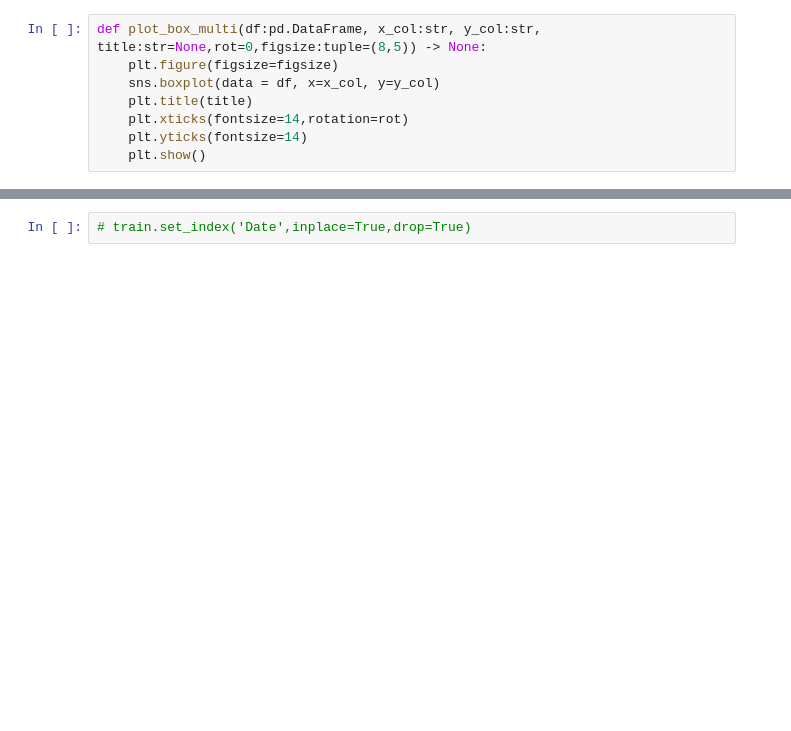
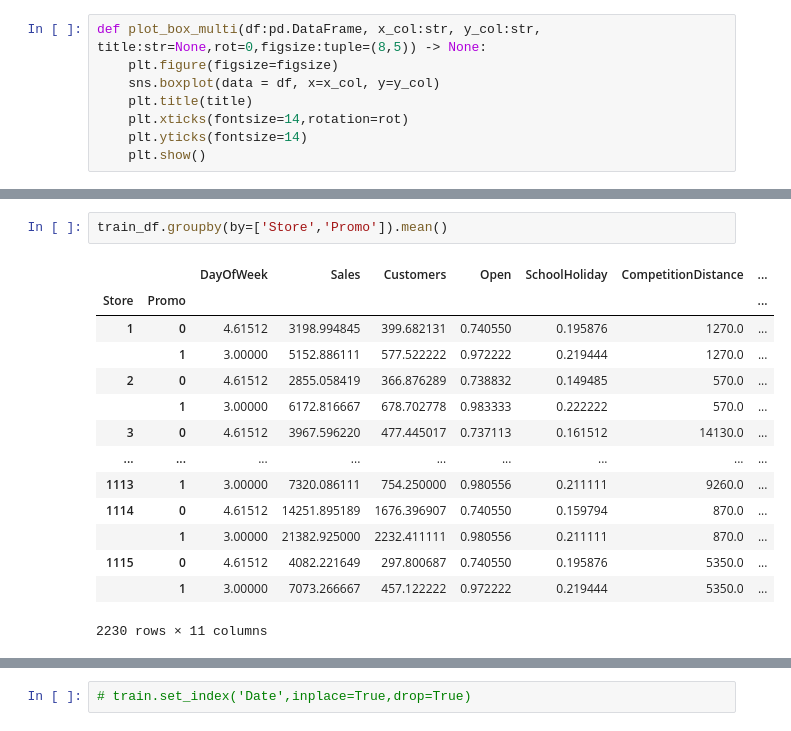
Before and after one commit to fbagire/pharmaceutical_sales_forecast, a Jupyter notebook: notebook/EDA.ipynb, the cells around one changed output, grey strips where cells are left out. Saved outputs shown, nothing was run; the diff lists cells and outputs as text; blank space fills up the shorter version.

```diff
--- a/notebook/EDA.ipynb
+++ b/notebook/EDA.ipynb
@@ -252,0 +253,17 @@ plot_box_multi(train_df,x_col='Promo',y_col='Sales',title='Sales by Promo')
+# %%
+train_df.groupby(by=['Store','Promo']).mean()
+# %% [output]
+|  |  | DayOfWeek | Sales | Customers | Open | SchoolHoliday | CompetitionDistance | ... |
+| Store | Promo |  |  |  |  |  |  | ... |
+| 1 | 0 | 4.61512 | 3198.994845 | 399.682131 | 0.740550 | 0.195876 | 1270.0 | ... |
+|  | 1 | 3.00000 | 5152.886111 | 577.522222 | 0.972222 | 0.219444 | 1270.0 | ... |
+| 2 | 0 | 4.61512 | 2855.058419 | 366.876289 | 0.738832 | 0.149485 | 570.0 | ... |
+|  | 1 | 3.00000 | 6172.816667 | 678.702778 | 0.983333 | 0.222222 | 570.0 | ... |
+| 3 | 0 | 4.61512 | 3967.596220 | 477.445017 | 0.737113 | 0.161512 | 14130.0 | ... |
+| ... | ... | ... | ... | ... | ... | ... | ... | ... |
+| 1113 | 1 | 3.00000 | 7320.086111 | 754.250000 | 0.980556 | 0.211111 | 9260.0 | ... |
+| 1114 | 0 | 4.61512 | 14251.895189 | 1676.396907 | 0.740550 | 0.159794 | 870.0 | ... |
+|  | 1 | 3.00000 | 21382.925000 | 2232.411111 | 0.980556 | 0.211111 | 870.0 | ... |
+| 1115 | 0 | 4.61512 | 4082.221649 | 297.800687 | 0.740550 | 0.195876 | 5350.0 | ... |
+|  | 1 | 3.00000 | 7073.266667 | 457.122222 | 0.972222 | 0.219444 | 5350.0 | ... |
+2230 rows × 11 columns
```
Also changed, not shown: parts of 33 cells of this notebook.
